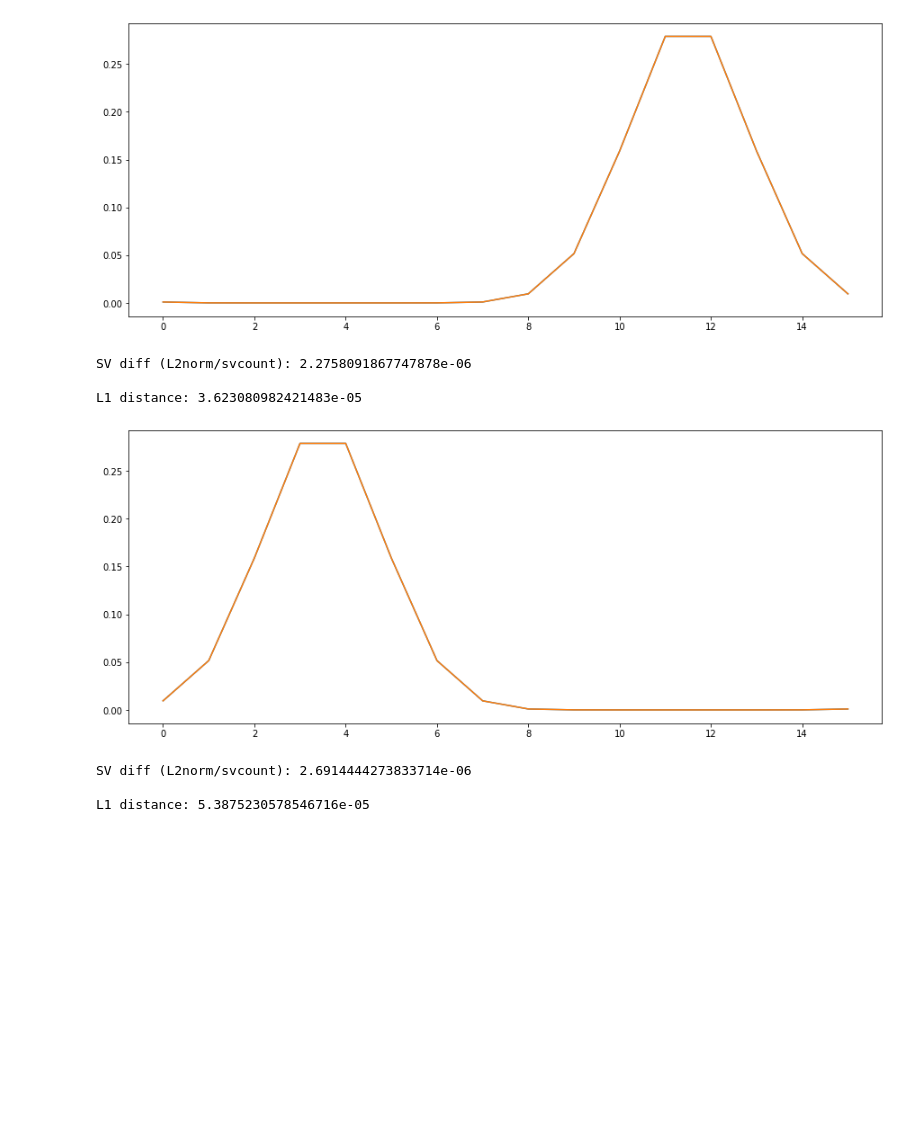
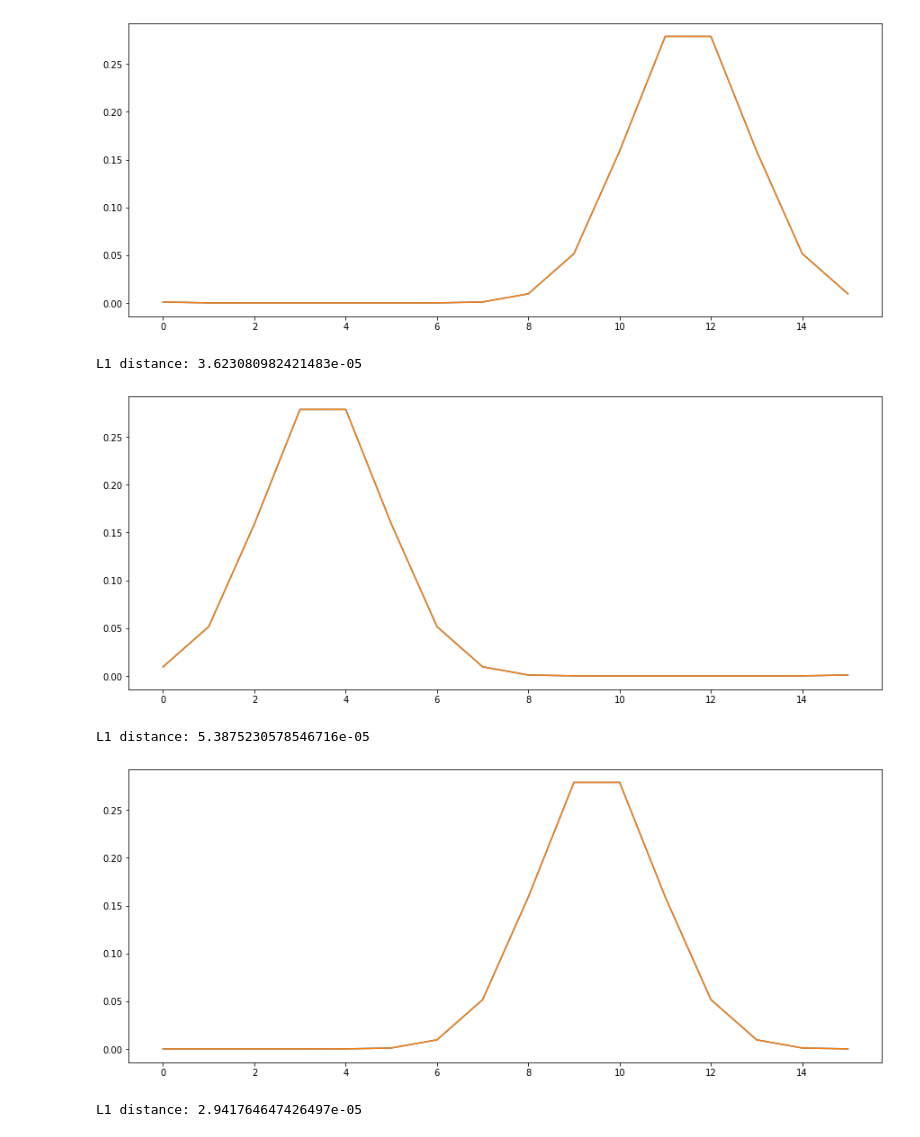
Before and after one commit to perak/gaussian-wavefunction, a Jupyter notebook: solutions_for_shifted_4q.ipynb, the cells around one changed output. Saved outputs shown, nothing was run; the diff lists cells and outputs as text; code cells hidden in the pictures; blank space fills up the shorter version.

Commit message:
- added solution for problem when center of gaussian curve is shifted to 0.625 (instead of 0.5)

```diff
--- a/solutions_for_shifted_4q.ipynb
+++ b/solutions_for_shifted_4q.ipynb
@@ -46,7 +46,7 @@ def analyze_qasm(qubits_count, qasm, d=12, center=0.5):
     output_vector = job_result.get_statevector(qc)
     output_dist = np.abs(output_vector)**2
 
-    diff = get_sv_diff(input_vector, output_vector)
+#     diff = get_sv_diff(input_vector, output_vector)
 #     print("\nReturned circuit:\n")
 #     print(qc.qasm())
 
@@ -66,7 +66,7 @@ def analyze_qasm(qubits_count, qasm, d=12, center=0.5):
     plt.plot(range(len(input_dist)), input_dist)
     plt.plot(range(len(output_dist)), output_dist)
     plt.show()
-    print("\nSV diff (L2norm/svcount):",diff)
+#     print("\nSV diff (L2norm/svcount):",diff)
     print("\nL1 distance:", np.sum(np.abs(input_dist-output_dist)))
 # %%
 qasm4 = """
@@ -140,8 +136,6 @@ cx q[0], q[1];
 analyze_qasm(4, qasm4_shifted_to_08, 12, 0.8)
 # %% [output]
 [figure]
-SV diff (L2norm/svcount): 2.2758091867747878e-06
-
 L1 distance: 3.623080982421483e-05
 # %%
 qasm4_shifted_to_025 = """
@@ -165,6 +159,30 @@ cx q[0], q[1];
 analyze_qasm(4, qasm4_shifted_to_025, 12, 0.25)
 # %% [output]
 [figure]
-SV diff (L2norm/svcount): 2.6914444273833714e-06
-
 L1 distance: 5.3875230578546716e-05
+# %%
+qasm4_shifted_to_0625 = """
+OPENQASM 2.0;
+include "qelib1.inc";
+qreg q[4];
+ry (-1.223162055015564) q[0];
+ry (-1.148891210556030) q[1];
+ry (0.987702250480652) q[2];
+ry (1.570824861526489) q[3];
+cx q[1], q[0];
+ry (-0.339417368173599) q[0];
+cx q[1], q[2];
+ry (-2.478218793869019) q[1];
+ry (-0.788923263549805) q[2];
+cx q[2], q[0];
+ry (0.124270595610142) q[0];
+cx q[3], q[0];
+cx q[3], q[1];
+ry (0.785426855087280) q[3];
+cx q[2], q[3];
+ry (0.785408079624176) q[3];
+"""
+analyze_qasm(4, qasm4_shifted_to_0625, 12, 0.625)
+# %% [output]
+[figure, added]
+L1 distance: 2.941764647426497e-05
```
Also changed, not shown: parts of 2 cells of this notebook.
